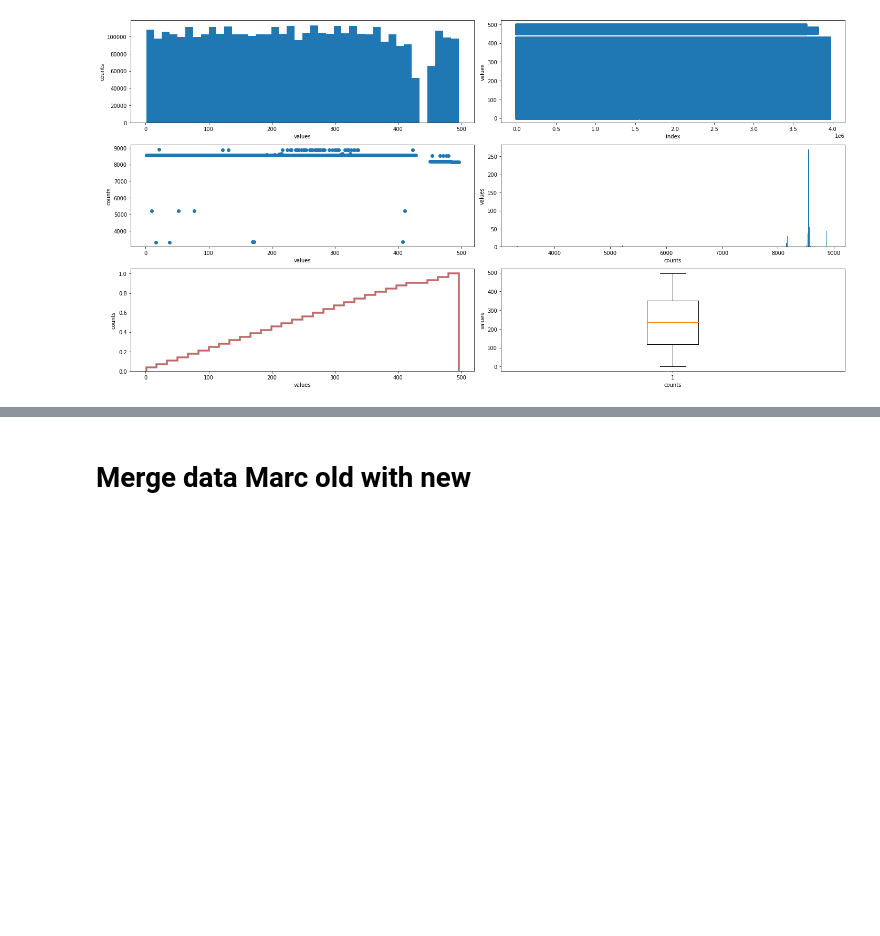
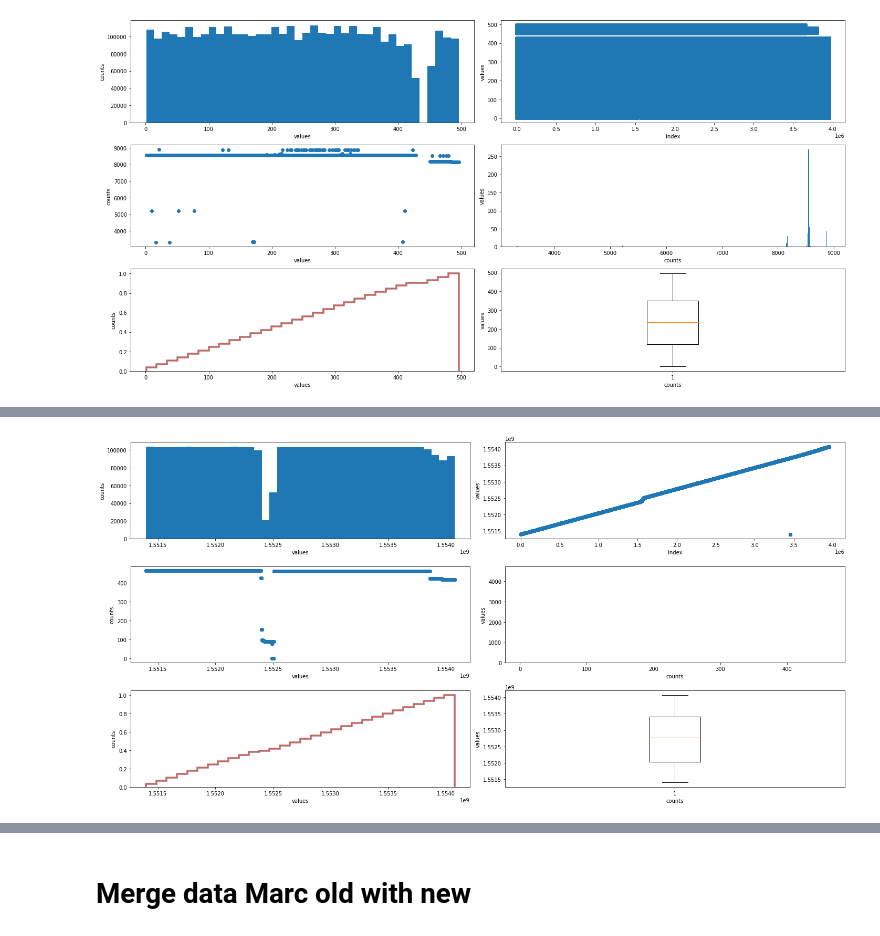
Before and after one commit to or1ol/CaptstoneProject, a Jupyter notebook: ScriptPreparacionDades2019_BicingNou_ESTACIONS.ipynb, the cells around one changed output, grey strips where cells are left out. Cells and saved outputs as stored; diff of their text form; code cells hidden in the pictures; blank space fills up the shorter version.

```diff
--- a/ScriptPreparacionDades2019_BicingNou_ESTACIONS.ipynb
+++ b/ScriptPreparacionDades2019_BicingNou_ESTACIONS.ipynb
@@ -31,3 +35,9 @@ import seaborn as sns
+# %%
+from tqdm.notebook import tqdm
+
+config = pd.Series({
+    'devide_by':5
+})
 # %%
 
 # study of skewness of the data population
@@ -1217,0 +1174,4 @@ dades_2019_Marc_info_old
+# %%
+show_column_counts(dades_2019_Marc_info_old, 'last_updated')
+# %% [output]
+[figure, added]
```
Also changed, not shown: parts of 111 cells of this notebook.
